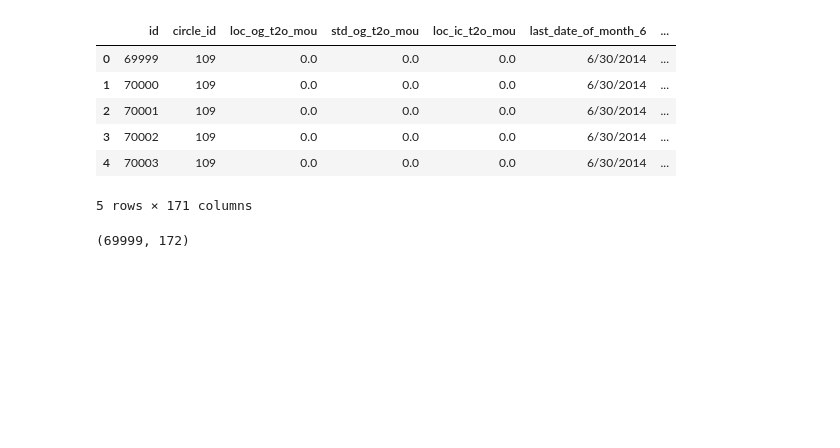
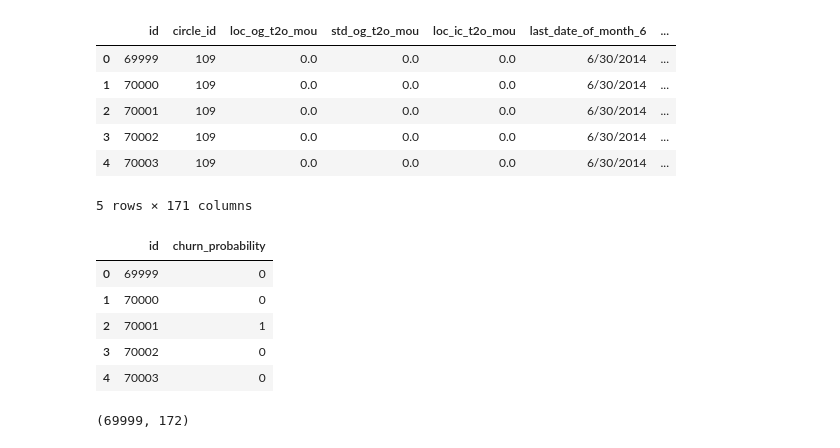
Before and after one commit to kc11381/case_study_telecom_churn_pca_ensemble_models, a Jupyter notebook: telecom_churn_pca_ensemble_models.ipynb, the cells around one changed output. Cells and saved outputs as stored; diff of their text form; code cells hidden in the pictures; blank space fills up the shorter version.

```diff
--- a/telecom_churn_pca_ensemble_models.ipynb
+++ b/telecom_churn_pca_ensemble_models.ipynb
@@ -46,6 +46,7 @@ warnings.filterwarnings('ignore')
 # %%
 telecom_train_df = pd.read_csv('train (1).csv')
 telecom_test_df = pd.read_csv('test (1).csv')
+telecom_test_sol_df = pd.read_csv('solution (1).csv')
 # %%
 telecom_train_df.head()
 # %% [output]
@@ -66,6 +67,15 @@ telecom_test_df.head()
 | 3 | 70002 | 109 | 0.0 | 0.0 | 0.0 | 6/30/2014 | ... |
 | 4 | 70003 | 109 | 0.0 | 0.0 | 0.0 | 6/30/2014 | ... |
 5 rows × 171 columns
+# %%
+telecom_test_sol_df.head()
+# %% [output]
+|  | id | churn_probability |
+| 0 | 69999 | 0 |
+| 1 | 70000 | 0 |
+| 2 | 70001 | 1 |
+| 3 | 70002 | 0 |
+| 4 | 70003 | 0 |
 # %%
 telecom_train_df.shape
 # %% [output]
```
Also changed, not shown: parts of 74 cells of this notebook.
